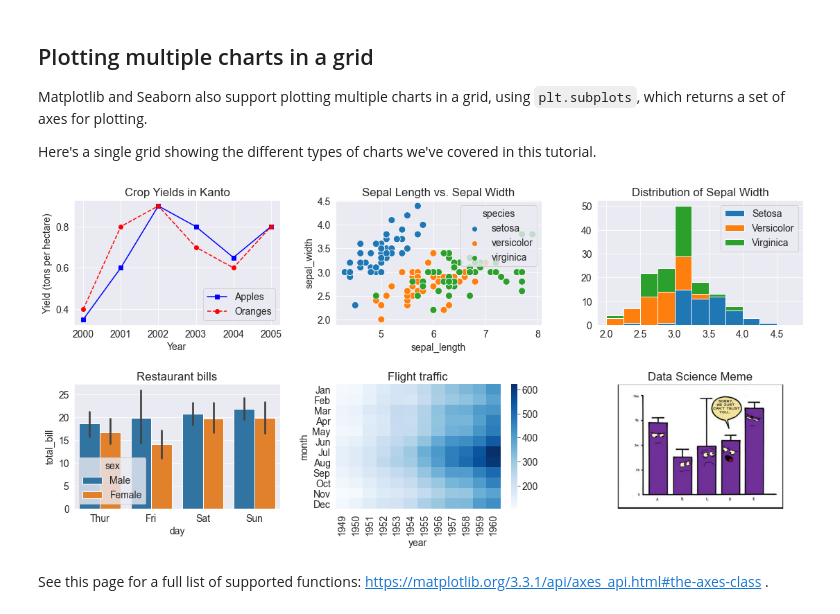
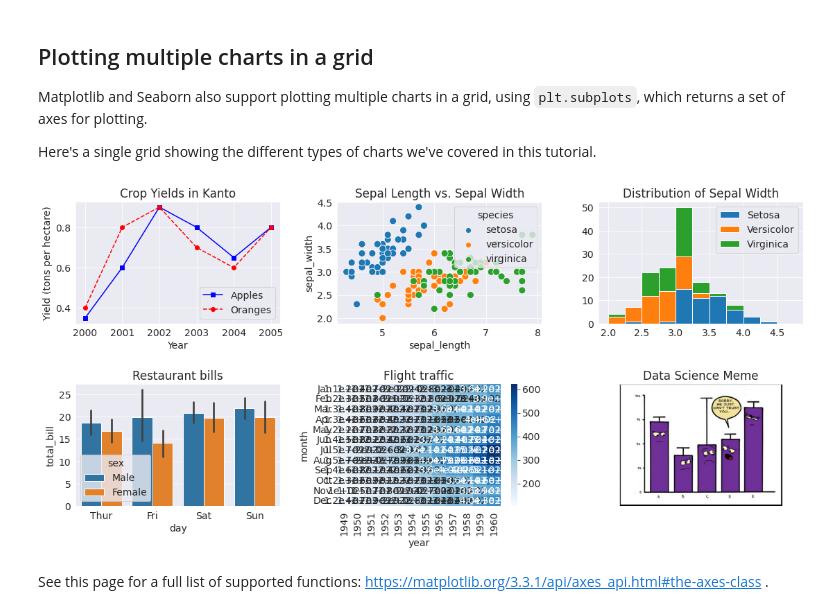
Before and after one commit to imshiv-10/Data-Analysis, a Jupyter notebook: 8_python_matplotlib_data_visualization.ipynb, the cells around one changed output. Drawn from its saved outputs; the diff is of its cells as text; code cells hidden in the pictures.

```diff
--- a/8_python_matplotlib_data_visualization.ipynb
+++ b/8_python_matplotlib_data_visualization.ipynb
@@ -613,0 +535,4 @@ plt.imshow(img);
+# %%
+import matplotlib
+matplotlib.rcParams['figure.figsize'] = (15,10)
+plt.imshow(img);
@@ -651,35 +598,35 @@ axes[0,1].set_title('Sepal Length vs. Sepal Width')
 sns.scatterplot(x=flowers_df.sepal_length,
                 y=flowers_df.sepal_width,
                 hue=flowers_df.species,
                 s=100,
                 ax=axes[0,1]);
 
 # Use the axes for plotting
 axes[0,2].set_title('Distribution of Sepal Width')
 axes[0,2].hist([setosa_df.sepal_width, versicolor_df.sepal_width, virginica_df.sepal_width],
          bins=np.arange(2, 5, 0.25),
          stacked=True);
 
 axes[0,2].legend(['Setosa', 'Versicolor', 'Virginica']);
 
 # Pass the axes into seaborn
 axes[1,0].set_title('Restaurant bills')
 sns.barplot(x='day', y='total_bill', hue='sex', data=tips_df, ax=axes[1,0]);
 
 # Pass the axes into seaborn
 axes[1,1].set_title('Flight traffic')
-sns.heatmap(flights_df, cmap='Blues', ax=axes[1,1]);
+sns.heatmap(flights_df, cmap='Blues' , annot = True, ax=axes[1,1]);
 
 # Plot an image using the axes
 axes[1,2].set_title('Data Science Meme')
 axes[1,2].imshow(img)
 axes[1,2].grid(False)
 axes[1,2].set_xticks([])
 axes[1,2].set_yticks([])
 
 plt.tight_layout(pad=2);
 # %% [output]
-[figure, old version]
+[figure, new version]
 # %% [markdown]
 See this page for a full list of supported functions: https://matplotlib.org/3.3.1/api/axes_api.html#the-axes-class .
 # %% [markdown]
```
Also changed, not shown: parts of 44 cells of this notebook.
